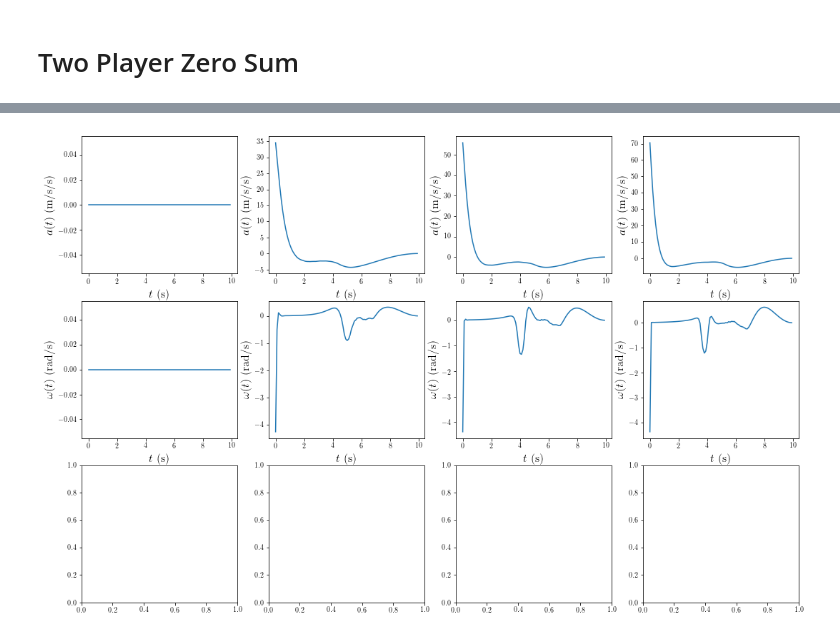
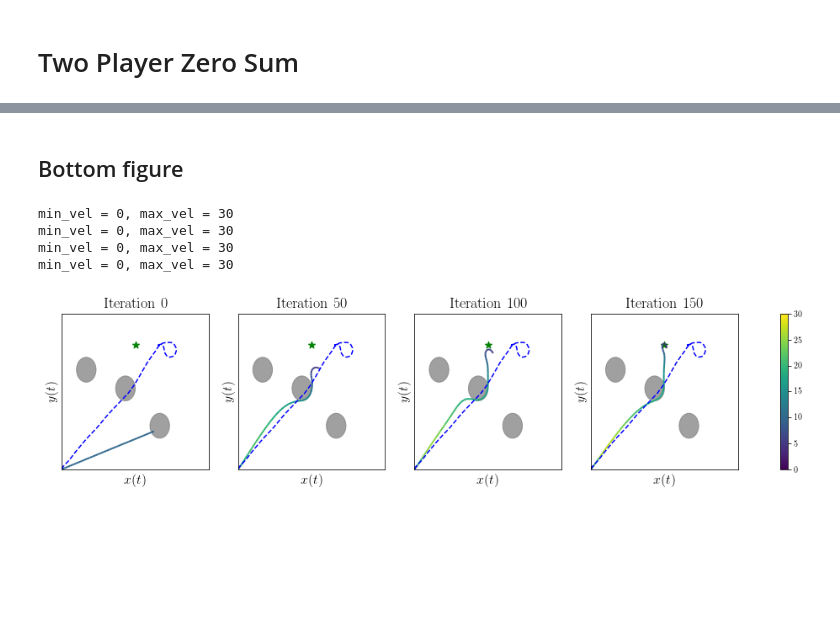
Before and after one commit to HJReachability/ilqgames, a Jupyter notebook: notebooks/CDC 2019 Plots.ipynb, the cells around one changed output, grey strips where cells are left out. Drawn from its saved outputs; the diff is of its cells as text; code cells hidden in the pictures; blank space fills up the shorter version.

```diff
--- a/notebooks/CDC 2019 Plots.ipynb
+++ b/notebooks/CDC 2019 Plots.ipynb
@@ -164,40 +141,62 @@ def plot_controls_iteration(ax, iteration, downsample=1):
+# %% [markdown]
+## Bottom figure
+# %%
+fig, axes = plt.subplots(1, len(iterations))
+
+data = {'ilqg': ilqg_data_bottom, 'hji': hji_data_bottom}
+
+traj_line = None
+for i, axi in zip(iterations, axes):
+    traj_line = plot_iteration(axi, i, data, downsample=3)
+
+if traj_line is not None:
+#     fig.colorbar(traj_line, ax=axes[-1])
+    fig.colorbar(traj_line, ax=axes.ravel().tolist())
+
+fig.set_figwidth(4 * len(iterations) + 2)
+fig.set_figheight(3.4)
+plt.savefig('plots/two_player_zero_sum_bottom.pdf', bbox_inches='tight')
+# %% [output]
+min_vel = 0, max_vel = 30
+min_vel = 0, max_vel = 30
+min_vel = 0, max_vel = 30
+min_vel = 0, max_vel = 30
+[figure, added]
 # %%
-fig, axes = plt.subplots(3, len(iterations))
+# fig, axes = plt.subplots(3, len(iterations))
 
-downsample = 1
+# downsample = 1
 
-for ii in range(len(iterations)):
-    ilqg_us = ilqg_data['us'][iterations[ii]][0]
+# for ii in range(len(iterations)):
+#     ilqg_us = ilqg_data['us'][iterations[ii]][0]
 
-    # TODO: Add plots from the HJI
+#     # TODO: Add plots from the HJI
 
-    ilqg_omeg = [u[0, 0] for k, u in enumerate(ilqg_us) if k % downsample == 0]
-    ilqg_accs = [u[1, 0] for k, u in enumerate(ilqg_us) if k % downsample == 0]
-    ts = [T * k for k in range(len(ilqg_us)) if k % downsample == 0]
+#     ilqg_omeg = [u[0, 0] for k, u in enumerate(ilqg_us) if k % downsample == 0]
+#     ilqg_accs = [u[1, 0] for k, u in enumerate(ilqg_us) if k % downsample == 0]
+#     ts = [T * k for k in range(len(ilqg_us)) if k % downsample == 0]
 
-    # Plot ILQG/HJI acceleration control input.
-    axes[0, ii].plot(ts, ilqg_accs)
-    axes[0, ii].set_xlabel('$t$ (s)', fontsize=16)
-    axes[0, ii].set_ylabel('$a(t)$ (m/s/s)', fontsize=16)
+#     # Plot ILQG/HJI acceleration control input.
+#     axes[0, ii].plot(ts, ilqg_accs)
+#     axes[0, ii].set_xlabel('$t$ (s)', fontsize=16)
+#     axes[0, ii].set_ylabel('$a(t)$ (m/s/s)', fontsize=16)
 
-    # Plot the ILQG/HJI angular velocity control input.
-    axes[1, ii].plot(ts, ilqg_omeg)
-    axes[1, ii].set_xlabel('$t$ (s)', fontsize=16)
-    axes[1, ii].set_ylabel('$\omega(t)$ (rad/s)', fontsize=16)
+#     # Plot the ILQG/HJI angular velocity control input.
+#     axes[1, ii].plot(ts, ilqg_omeg)
+#     axes[1, ii].set_xlabel('$t$ (s)', fontsize=16)
+#     axes[1, ii].set_ylabel('$\omega(t)$ (rad/s)', fontsize=16)
 
-    ilqg_ds = ilqg_data['us'][iterations[ii]][1]
+#     ilqg_ds = ilqg_data['us'][iterations[ii]][1]
 
-    ilqg_dvxs = [u[0, 0] for k, u in enumerate(ilqg_ds) if k % downsample == 0]
-    ilqg_dvys = [u[1, 0] for k, u in enumerate(ilqg_ds) if k % downsample == 0]
+#     ilqg_dvxs = [u[0, 0] for k, u in enumerate(ilqg_ds) if k % downsample == 0]
+#     ilqg_dvys = [u[1, 0] for k, u in enumerate(ilqg_ds) if k % downsample == 0]
 
-    # Plot the ILQG/HJI disturbance inputs.
-    axes[2, ii].plot(ts, ilqg_dvxs)
-    axes[2, ii].plot(ts, ilqg_dvys)
-    axes[2, ii].set_xlabel('$t$ (s)', fontsize=16)
-    axes[2, ii].set_ylabel('$\d_1(t), d_t')
+#     # Plot the ILQG/HJI disturbance inputs.
+#     axes[2, ii].plot(ts, ilqg_dvxs)
+#     axes[2, ii].plot(ts, ilqg_dvys)
+#     axes[2, ii].set_xlabel('$t$ (s)', fontsize=16)
+#     axes[2, ii].set_ylabel('$\d_1(t), d_t')
 
-fig.set_figwidth(4 * len(iterations) + 2)
-fig.set_figheight(12)
-plt.savefig('plots/two_player_zero_sum_ctrl_dstb.pdf', bbox_inches='tight')
+# fig.set_figwidth(4 * len(iterations) + 2)
+# fig.set_figheight(12)
+# plt.savefig('plots/two_player_zero_sum_ctrl_dstb.pdf', bbox_inches='tight')
-# %% [output]
-[figure, removed]
```
Also changed, not shown: parts of 7 cells of this notebook, 2 other files.
